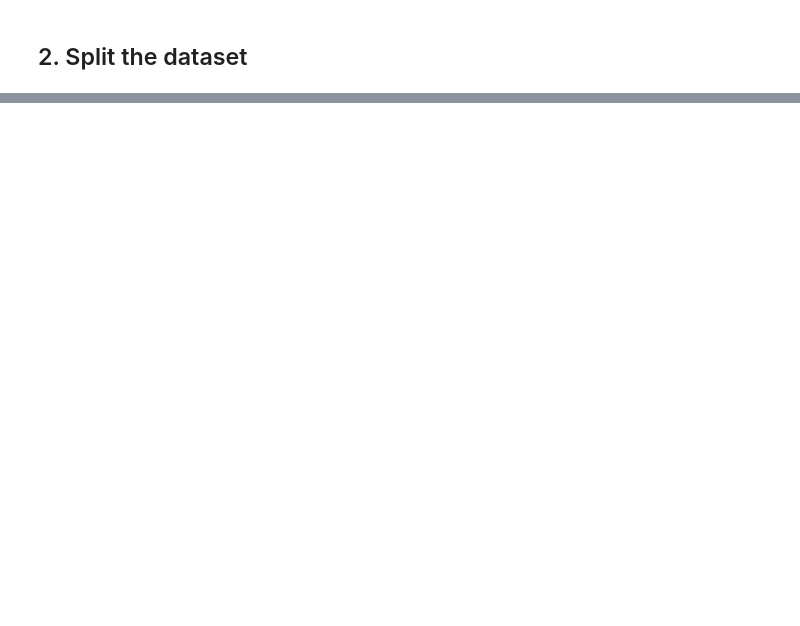
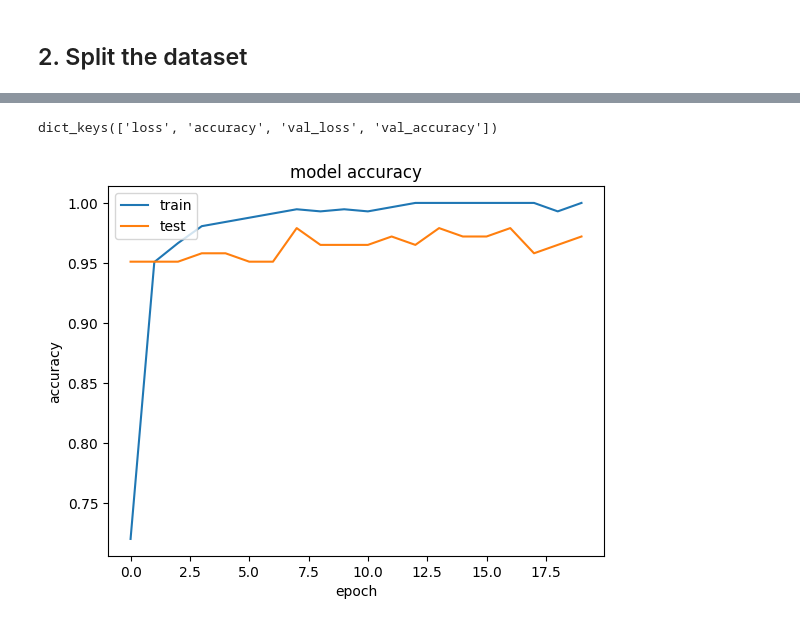
Before and after one commit to C23-PR541/MachineLearning, a Jupyter notebook: main.ipynb, the cells around one changed output, grey strips where cells are left out. Saved outputs shown, nothing was run; the diff lists cells and outputs as text; code cells hidden in the pictures; blank space fills up the shorter version.

Commit message:
final image classification

```diff
--- a/main.ipynb
+++ b/main.ipynb
@@ -93,0 +91,21 @@ X_train, X_test, ytrain, ytest = train_test_split(data, labels, test_size=0.2,
+# %%
+data_augmentation = tf.keras.Sequential([
+  layers.RandomFlip("horizontal_and_vertical"),
+  layers.RandomRotation(0.2),
+])
+# %%
+model = Sequential([
+    resize_and_rescale,
+    data_augmentation,
+    base_model,
+    flatten_layer,
+    dense_layer_1,
+    dense_layer_2,
+    prediction_layer
+])
+# %%
+#compile model using accuracy to measure model performance
+model.compile(optimizer='adam', loss='sparse_categorical_crossentropy', metrics=['accuracy'])
+# %%
+#train the model
+history = model.fit(X_train, ytrain, validation_data=(X_test, ytest), epochs=20)
@@ -93,0 +130,14 @@ X_train, X_test, ytrain, ytest = train_test_split(data, labels, test_size=0.2,
+# %%
+print(history.history.keys())
+# %% [output]
+dict_keys(['loss', 'accuracy', 'val_loss', 'val_accuracy'])
+# %%
+plt.plot(history.history['accuracy'])
+plt.plot(history.history['val_accuracy'])
+plt.title('model accuracy')
+plt.ylabel('accuracy')
+plt.xlabel('epoch')
+plt.legend(['train', 'test'], loc='upper left')
+plt.show()
+# %% [output]
+[figure, added]
```
Also changed, not shown: parts of 19 cells of this notebook, 3 other files.
